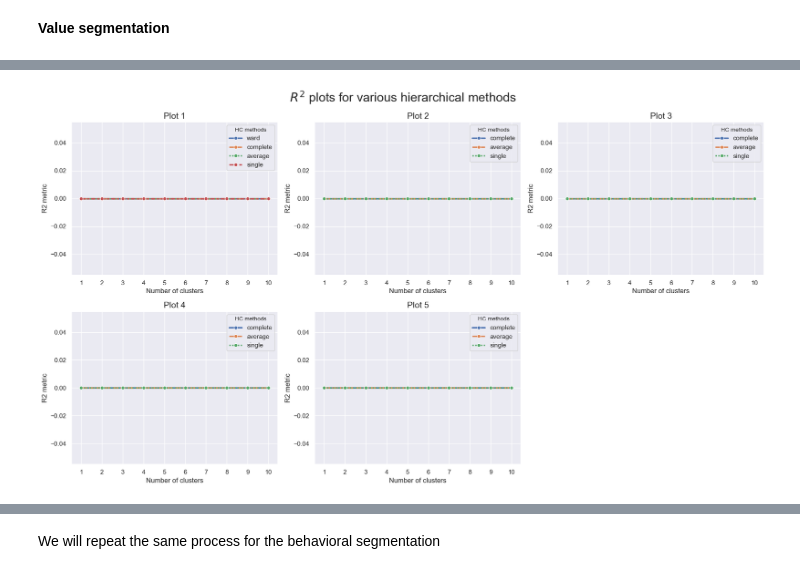
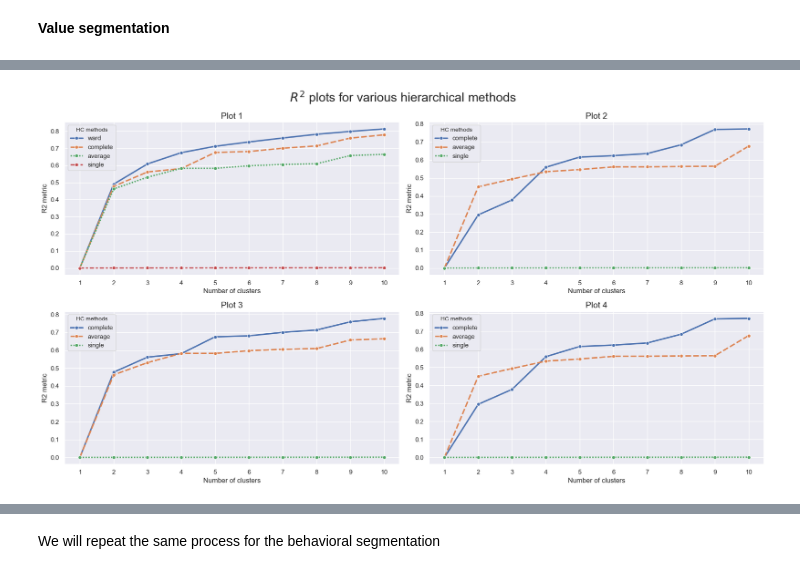
Before and after one commit to barbara-sousa-franco/Data-Mining-Project, a Jupyter notebook: Group24_Clustering_Code.ipynb, the cells around one changed output, grey strips where cells are left out. Cells and saved outputs as stored; diff of their text form; code cells hidden in the pictures.

```diff
--- a/Group24_Clustering_Code.ipynb
+++ b/Group24_Clustering_Code.ipynb
@@ -981,8 +983,6 @@ def get_r2_hc(df, link_method, max_nclus, min_nclus=1, dist="euclidean"):
 
         hclabels = cluster.fit_predict(df[feats])
 
-        df_concat = pd.concat([df, pd.Series(hclabels, name='labels', index=df.index)], axis=1)
-
-        r2.append(get_rsq(df_concat, feats, 'labels'))
+        r2.append(get_rsq(df, feats, hclabels))
 
     return np.array(r2)
@@ -1044,7 +1048,7 @@ def plot_r2_hc_methods(datasets):
     '''
     sns.set()
 
-    fig, axes = plt.subplots(2, 3, figsize=(18, 10))
+    fig, axes = plt.subplots(2, 2, figsize=(18, 10))
     axes = axes.flatten()
 
     for i, data in enumerate(datasets):
@@ -1124,10 +1113,10 @@ r2_hc_eucl
 # %%
-datasets = [r2_hc_eucl, r2_hc_l1, r2_hc_l2, r2_hc_manh, r2_hc_cosine]
+datasets = [r2_hc_eucl, r2_hc_l1, r2_hc_l2, r2_hc_manh]
 
 # we will visualize the r2 for the different methods and distances, so that we can choose the best one
 plot_r2_hc_methods(datasets)
 # %% [output]
-[figure, old version]
+[figure, new version]
 # %%
 # with the best distance and method we will plot the dendrogram and choose the number of clusters
 linkage_matrix= linkage(df_all[value_segmentation], method="ward")
```
Also changed, not shown: parts of 35 cells of this notebook.
